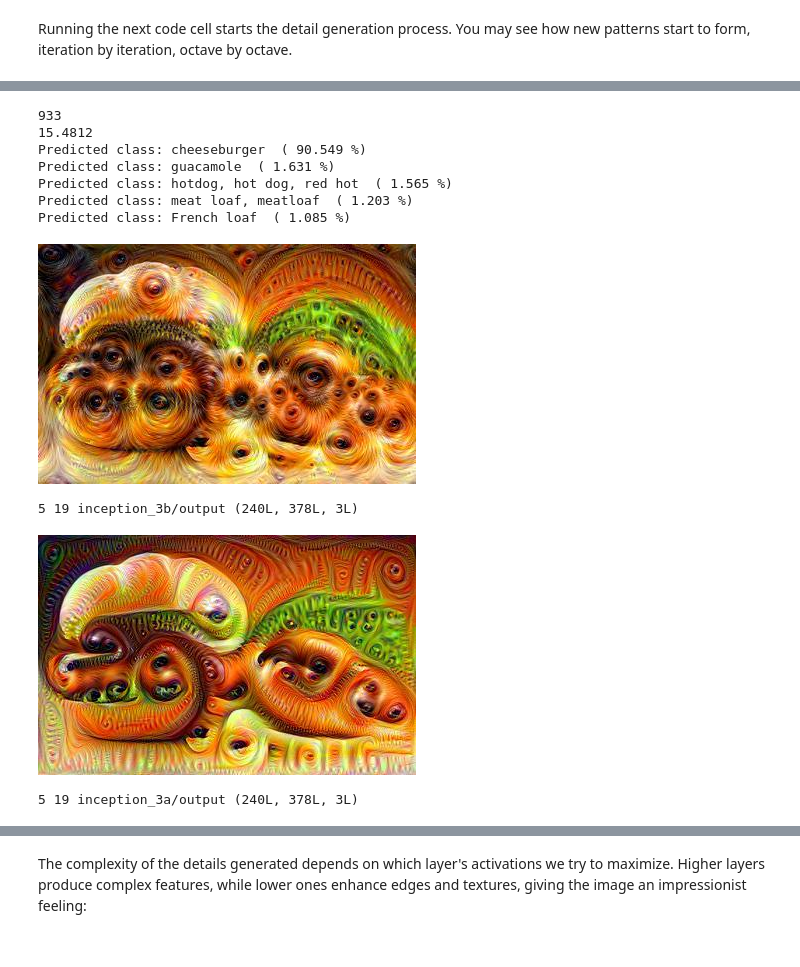
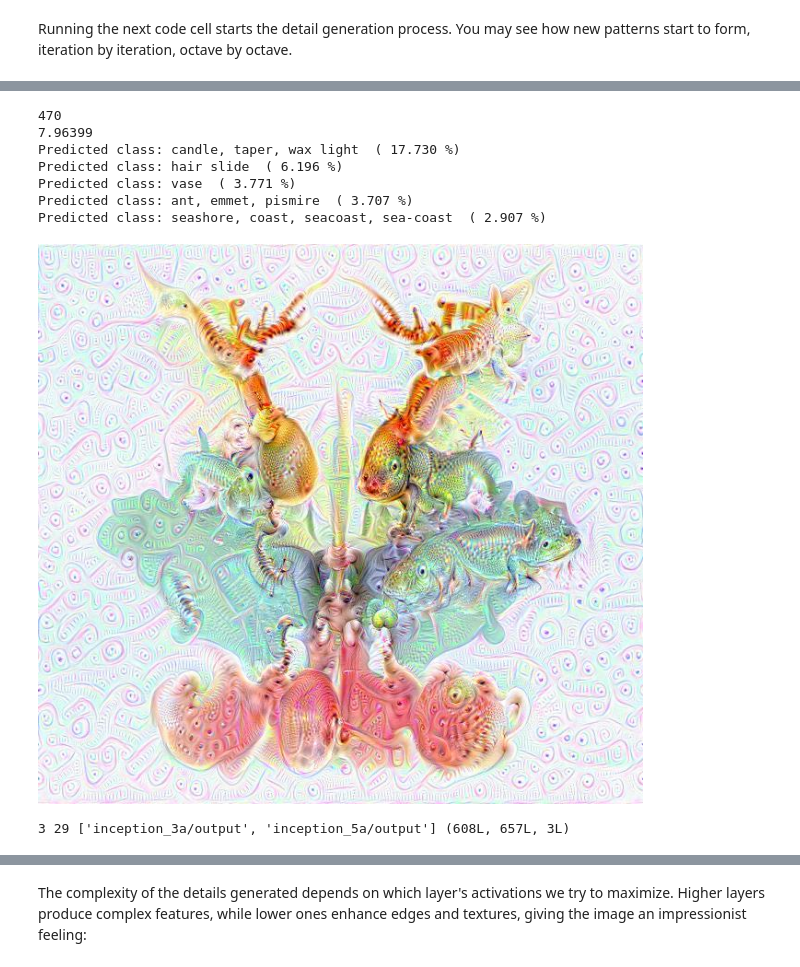
Before and after one commit to Skytale/deepdream-windows-installation, a Jupyter notebook: Dream Multiple.ipynb, the cells around one changed output, grey strips where cells are left out. Saved outputs shown, nothing was run; the diff lists cells and outputs as text; code cells hidden in the pictures.

```diff
--- a/Dream Multiple.ipynb
+++ b/Dream Multiple.ipynb
@@ -63,7 +63,7 @@ Making the "dream" images is very simple. Essentially it is just a gradient asce
 
 First we implement a basic gradient ascent step function, applying the first two tricks:
 # %%
-def make_step(net, step_size=1.4, end='inception_4c/output', jitter=32, clip=True):
+def make_step(net, step_size=1.3, end='inception_4c/output', jitter=32, clip=True):
     '''Basic gradient ascent step.'''
 
     src = net.blobs['data'] # input image is stored in Net's 'data' blob
@@ -87,11 +87,14 @@ def make_step(net, step_size=1.4, end='inception_4c/output', jitter=32, clip=Tru
 # %% [markdown]
 Next we implement an ascent through different scales. We call these scales "octaves".
 # %%
-def deepdream(net, base_img, iter_n=20, octave_n=6, octave_scale=1.4, end='inception_4c/output', clip=True, **step_params):
+def deepdream(net, base_img, iter_n=15, octave_n=8, octave_scale=1.1, end='inception_4c/output', clip=True, **step_params):
     # prepare base images for all octaves
     octaves = [preprocess(net, base_img)]
     for i in xrange(octave_n-1):
         octaves.append(nd.zoom(octaves[-1], (1, 1.0/octave_scale,1.0/octave_scale), order=1))
+
+    if (not isinstance(end, list)):
+        end = [end]
 
     src = net.blobs['data']
     detail = np.zeros_like(octaves[-1]) # allocate image for network-produced details
@@ -105,7 +108,7 @@ def deepdream(net, base_img, iter_n=20, octave_n=6, octave_scale=1.4, end='incep
         src.reshape(1,3,h,w) # resize the network's input image size
         src.data[0] = octave_base+detail
         for i in xrange(iter_n):
-            make_step(net, end=end, clip=clip, **step_params)
+            make_step(net, end=end[i % len(end)], clip=clip, **step_params)
 
             # visualization
             vis = deprocess(net, src.data[0])
@@ -123,10 +126,3 @@ def deepdream(net, base_img, iter_n=20, octave_n=6, octave_scale=1.4, end='incep
 Now we are ready to let the neural network to reveal its dreams! Let's take a [cloud image](https://commons.wikimedia.org/wiki/File:Appearance_of_sky_for_weather_forecast,_Dhaka,_Bangladesh.JPG) as a starting point:
 # %% [markdown]
 Running the next code cell starts the detail generation process. You may see how new patterns start to form, iteration by iteration, octave by octave.
-# %%
-imagename = 'd:\\img.jpg'
-ig = PIL.Image.open(imagename)
-f = 0.6
-ig = ig.resize((int(f*ig.size[0]),int(f*ig.size[1])), PIL.Image.ANTIALIAS)
-img = np.float32(ig)
-showarray(img)
@@ -134,0 +129,14 @@ showarray(img)
+# %%
+def loadWithMaxSize(imagename, maxSize = 400000):
+    ig = PIL.Image.open(imagename)
+    dim = ig.size[0]*ig.size[1]
+    print "Initial size: ", dim, " ", ig.size[0], "x", ig.size[1]
+    factor = math.sqrt(float(maxSize)/dim)
+    ig = ig.resize((int(factor*ig.size[0]),int(factor*ig.size[1])), PIL.Image.ANTIALIAS)
+    dim = ig.size[0]*ig.size[1]
+    print "Final size: ", dim, " ", ig.size[0], "x", ig.size[1]
+    return ig
+
+imagename = 'd:\\deepdream\\rc2.jpg'
+img = np.float32(loadWithMaxSize(imagename))
+showarray(img)
@@ -167,20 +179,15 @@ for s in ind:
 #print os.path.basename(image_path), ' : ' , labels[prediction[0].argmax()].strip() , ' (', prediction[0][prediction[0].argmax()] , ')'
 #np.savetxt(writer, net.blobs[layer_name].data[0].reshape(1,-1), fmt='%.8g')
 # %% [output]
-933
-15.4812
-Predicted class: cheeseburger  ( 90.549 %)
-Predicted class: guacamole  ( 1.631 %)
-Predicted class: hotdog, hot dog, red hot  ( 1.565 %)
-Predicted class: meat loaf, meatloaf  ( 1.203 %)
-Predicted class: French loaf  ( 1.085 %)
+470
+7.96399
+Predicted class: candle, taper, wax light  ( 17.730 %)
+Predicted class: hair slide  ( 6.196 %)
+Predicted class: vase  ( 3.771 %)
+Predicted class: ant, emmet, pismire  ( 3.707 %)
+Predicted class: seashore, coast, seacoast, sea-coast  ( 2.907 %)
 # %%
-_=deepdream(net, img,  end='inception_3b/output')
+_=deepdream(net, img,  iter_n=30, octave_n=4, end= ['inception_3a/output','inception_5a/output'])
 # %% [output]
-[figure, old version]
+[figure, new version]
-5 19 inception_3b/output (240L, 378L, 3L)
+3 29 ['inception_3a/output', 'inception_5a/output'] (608L, 657L, 3L)
-# %%
-_=deepdream(net, img,  end='inception_3a/output')
-# %% [output]
-[figure, removed]
-5 19 inception_3a/output (240L, 378L, 3L)
```
Also changed, not shown: parts of 9 cells of this notebook, 3 other files.
